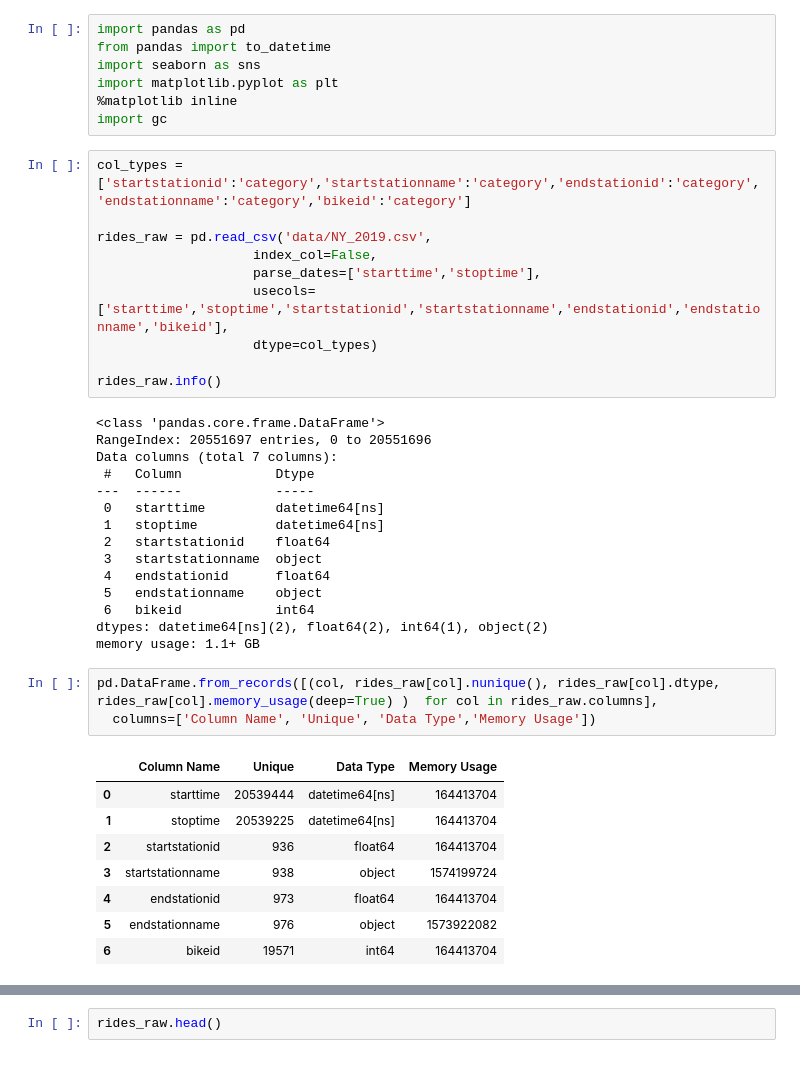
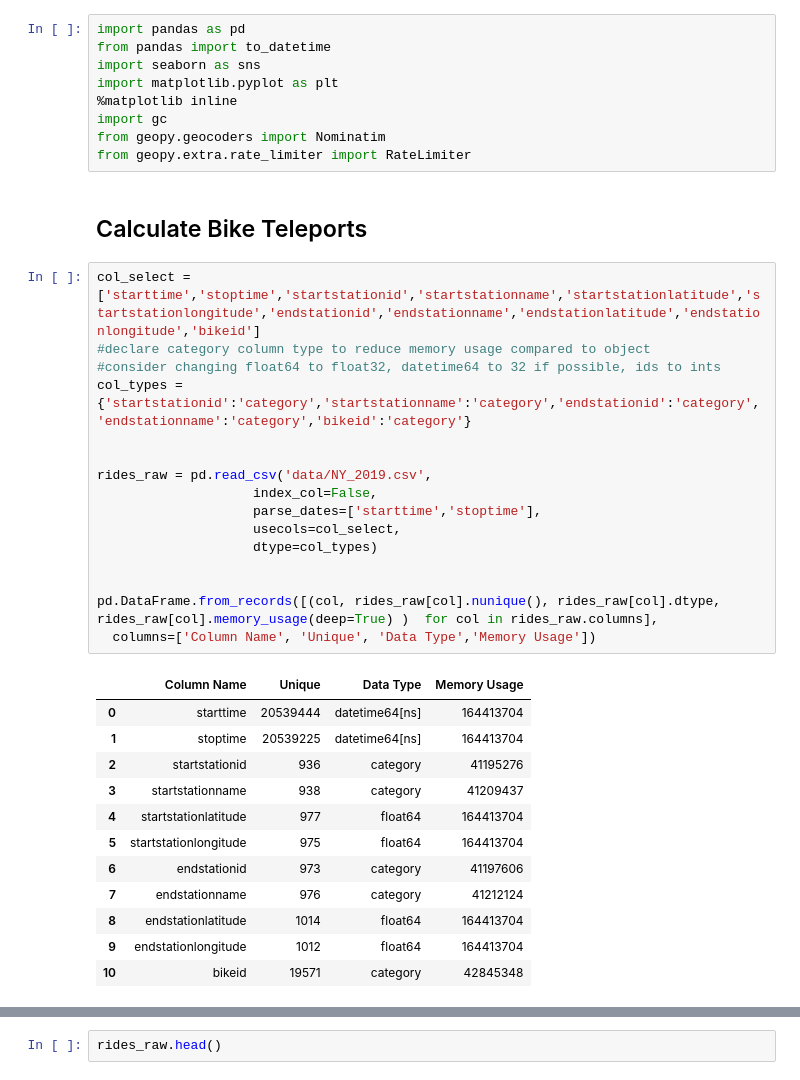
Before and after one commit to rishigoutam/citibike, a Jupyter notebook: rebalances.ipynb, the cells around one changed output, grey strips where cells are left out. Drawn from its saved outputs; the diff is of its cells as text.

Commit message:
added geo data to rebalances

```diff
--- a/rebalances.ipynb
+++ b/rebalances.ipynb
@@ -5,40 +8,36 @@ import seaborn as sns
 import matplotlib.pyplot as plt
 %matplotlib inline
 import gc
+from geopy.geocoders import Nominatim
+from geopy.extra.rate_limiter import RateLimiter
-# %%
-col_types = ['startstationid':'category','startstationname':'category','endstationid':'category','endstationname':'category','bikeid':'category']
-
-rides_raw = pd.read_csv('data/NY_2019.csv',
-                    index_col=False,
-                    parse_dates=['starttime','stoptime'],
-                    usecols=['starttime','stoptime','startstationid','startstationname','endstationid','endstationname','bikeid'],
-                    dtype=col_types)
-
-rides_raw.info()
-# %% [output]
-<class 'pandas.core.frame.DataFrame'>
-RangeIndex: 20551697 entries, 0 to 20551696
-Data columns (total 7 columns):
- #   Column            Dtype
----  ------            -----
- 0   starttime         datetime64[ns]
- 1   stoptime          datetime64[ns]
- 2   startstationid    float64
- 3   startstationname  object
- 4   endstationid      float64
- 5   endstationname    object
- 6   bikeid            int64
-dtypes: datetime64[ns](2), float64(2), int64(1), object(2)
-memory usage: 1.1+ GB
+# %% [markdown]
+## Calculate Bike Teleports
 # %%
+col_select = ['starttime','stoptime','startstationid','startstationname','startstationlatitude','startstationlongitude','endstationid','endstationname','endstationlatitude','endstationlongitude','bikeid']
+#declare category column type to reduce memory usage compared to object
+#consider changing float64 to float32, datetime64 to 32 if possible, ids to ints
+col_types = {'startstationid':'category','startstationname':'category','endstationid':'category','endstationname':'category','bikeid':'category'}
+
+
+rides_raw = pd.read_csv('data/NY_2019.csv',
+                    index_col=False,
+                    parse_dates=['starttime','stoptime'],
+                    usecols=col_select,
+                    dtype=col_types)
+
+
 pd.DataFrame.from_records([(col, rides_raw[col].nunique(), rides_raw[col].dtype, rides_raw[col].memory_usage(deep=True) )  for col in rides_raw.columns],
   columns=['Column Name', 'Unique', 'Data Type','Memory Usage'])
 # %% [output]
 |  | Column Name | Unique | Data Type | Memory Usage |
 | 0 | starttime | 20539444 | datetime64[ns] | 164413704 |
 | 1 | stoptime | 20539225 | datetime64[ns] | 164413704 |
-| 2 | startstationid | 936 | float64 | 164413704 |
-| 3 | startstationname | 938 | object | 1574199724 |
-| 4 | endstationid | 973 | float64 | 164413704 |
-| 5 | endstationname | 976 | object | 1573922082 |
-| 6 | bikeid | 19571 | int64 | 164413704 |
+| 2 | startstationid | 936 | category | 41195276 |
+| 3 | startstationname | 938 | category | 41209437 |
+| 4 | startstationlatitude | 977 | float64 | 164413704 |
+| 5 | startstationlongitude | 975 | float64 | 164413704 |
+| 6 | endstationid | 973 | category | 41197606 |
+| 7 | endstationname | 976 | category | 41212124 |
+| 8 | endstationlatitude | 1014 | float64 | 164413704 |
+| 9 | endstationlongitude | 1012 | float64 | 164413704 |
+| 10 | bikeid | 19571 | category | 42845348 |
```
Also changed, not shown: parts of 10 cells of this notebook.
